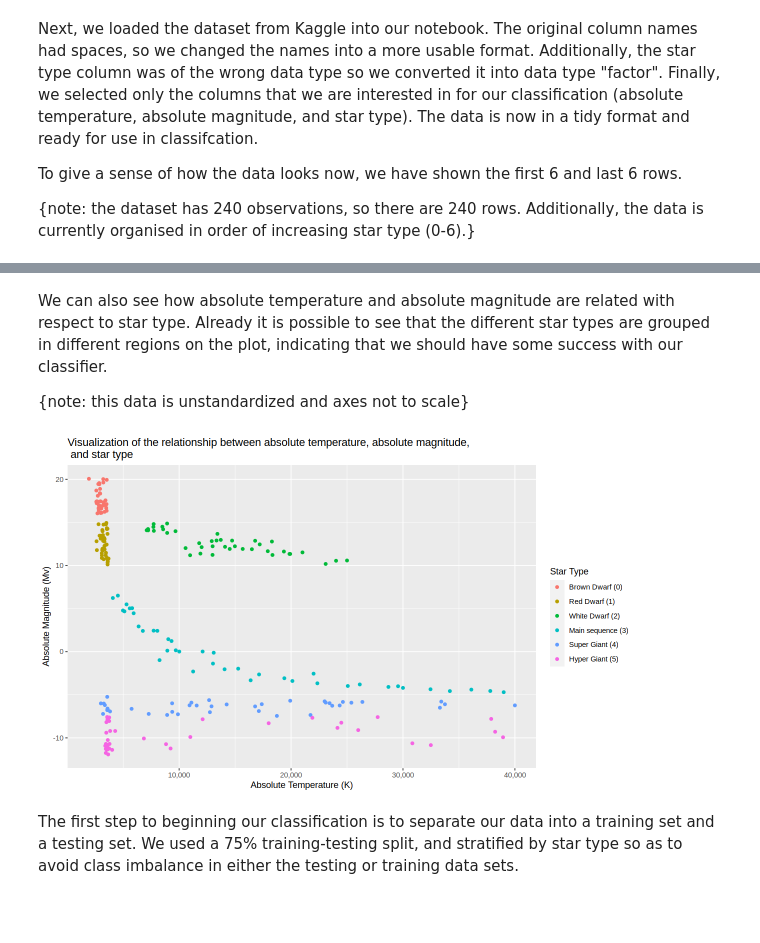
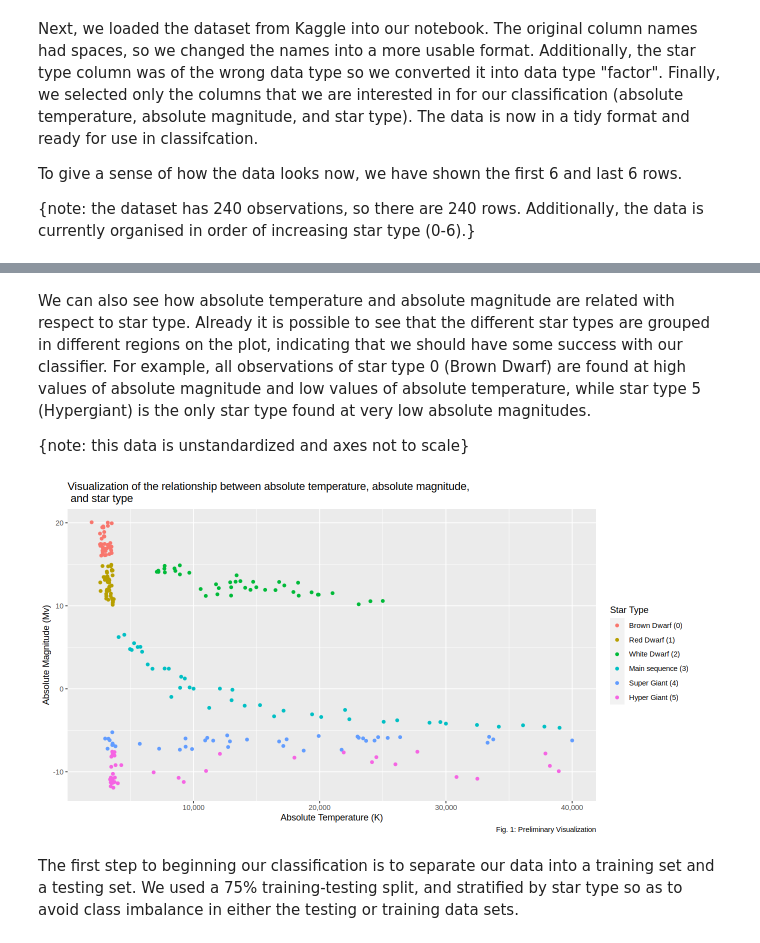
Before and after one commit to uchou92/dcsi-100-2023w1-group-28, a Jupyter notebook: Project_Proposal.ipynb, the cells around one changed output, grey strips where cells are left out. Saved outputs shown, nothing was run; the diff lists cells and outputs as text; code cells hidden in the pictures; blank space fills up the shorter version.

```diff
--- a/Project_Proposal.ipynb
+++ b/Project_Proposal.ipynb
@@ -114,23 +121,24 @@ A tibble: 6 × 3
 | -11.23 | 5 | 9235 |
 | -7.80 | 5 | 37882 |
 # %% [markdown]
-We can also see how absolute temperature and absolute magnitude are related with respect to star type. Already it is possible to see that the different star types are grouped in different regions on the plot, indicating that we should have some success with our classifier.
+We can also see how absolute temperature and absolute magnitude are related with respect to star type. Already it is possible to see that the different star types are grouped in different regions on the plot, indicating that we should have some success with our classifier. For example, all observations of star type 0 (Brown Dwarf) are found at high values of absolute magnitude and low values of absolute temperature, while star type 5 (Hypergiant) is the only star type found at very low absolute magnitudes.
 
 {note: this data is unstandardized and axes not to scale}
 # %%
 summary_plot <- star_data |>
     ggplot(aes(x = abs_temperature, y = abs_magnitude, color = star_type))+
             geom_point()+
             scale_color_hue(labels = c("Brown Dwarf (0)", "Red Dwarf (1)", "White Dwarf (2)","Main sequence (3)",
                                        "Super Giant (4)", "Hyper Giant (5)")) +
             labs(x = "Absolute Temperature (K)", y = "Absolute Magnitude (Mv)", color = "Star Type") +
             ggtitle("Visualization of the relationship between absolute temperature, absolute magnitude, \n and star type") +
-            scale_x_continuous(labels = scales::comma_format())
+            scale_x_continuous(labels = scales::comma_format())+
+            labs(caption = "Fig. 1: Preliminary Visualization")
 summary_plot
 
-options(repr.plot.width = 10, repr.plot.height = 6)
+options(repr.plot.width = 11, repr.plot.height = 6)
 # %% [output]
-[figure, old version]
+[figure, new version]
 # %% [markdown]
 The first step to beginning our classification is to separate our data into a training set and a testing set. We used a 75% training-testing split, and stratified by star type so as to avoid class imbalance in either the testing or training data sets.
 # %%
```
Also changed, not shown: parts of 28 cells of this notebook.
